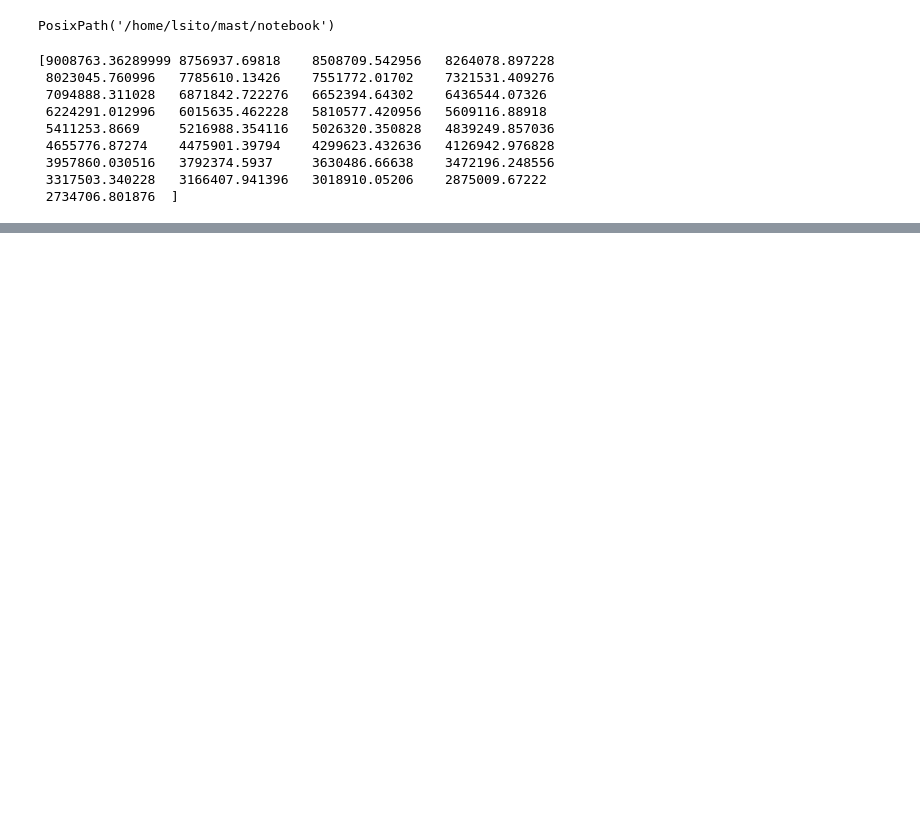
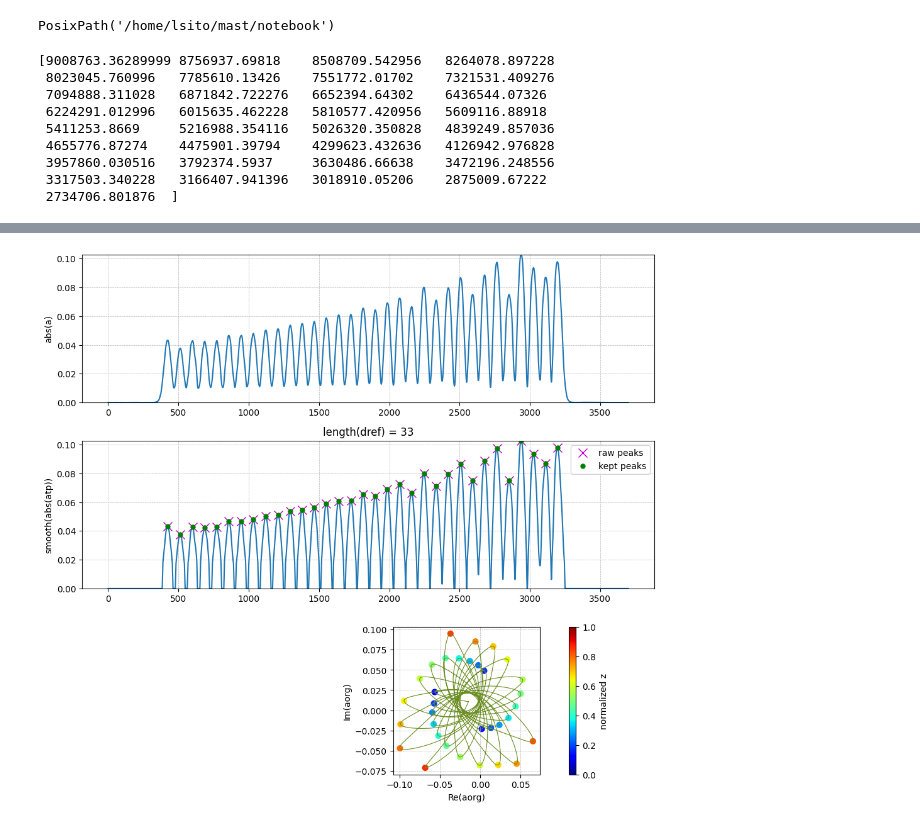
Before and after one commit to lsito/mast, a Jupyter notebook: notebook/Calculations_test.ipynb, the cells around one changed output, grey strips where cells are left out. Saved outputs shown, nothing was run; the diff lists cells and outputs as text; code cells hidden in the pictures; blank space fills up the shorter version.

```diff
--- a/notebook/Calculations_test.ipynb
+++ b/notebook/Calculations_test.ipynb
@@ -124,2 +124,14 @@ Should be a routine to read and evaluate beadpull files
 # %%
+# Loading csv file (in this case saved locally, but in the future it should be saved direclty from VNA)
+
+from src.io_utils.csv import read_csv
+
+filename = "/home/lsito/mast/data/2021_03_18_-_TD31_Nx-raw_data/01-Before_Tuning/BP_11989.24_19.1deg.csv"
+
+# Just raising an error in case the file is not csv
+ext = Path(filename).suffix.lower()
+if ext != ".csv":
+    raise NotImplementedError(f"Only .csv is supported here, got {ext}")
+
+f, scc11, scc21, scc12, scc22 = read_csv(filename)
 # %% [output]
@@ -132,0 +431,57 @@ Should be a routine to read and evaluate beadpull files
+# %%
+fig, axes = plt.subplots(3, 1, figsize=(10, 9))
+
+py = np.abs(a)
+
+axes[0].plot(py)
+axes[0].set_ylabel("abs(a)")
+axes[0].set_ylim(0, np.max(py))
+axes[0].grid(True, linestyle="--", linewidth=0.5, color="0.7")
+
+py = abs_atp_smooth
+
+axes[1].plot(py)
+axes[1].plot(locpk_raw, py[locpk_raw], "mx", markersize=10, label="raw peaks")
+axes[1].plot(locpk, py[locpk], "go", markersize=5, label="kept peaks")
+
+axes[1].set_ylabel("smooth(abs(atp))")
+axes[1].set_ylim(0, np.max(py))
+axes[1].set_title(f"length(dref) = {len(dref)}")
+axes[1].legend()
+axes[1].grid(True, linestyle="--", linewidth=0.5, color="0.7")
+
+ax = axes[2]
+
+ax.plot(
+    aorg.real,
+    aorg.imag,
+    color="olivedrab",
+    linewidth=0.8,
+)
+
+peak_color = locpk / (len(aorg) - 1)
+
+sc = ax.scatter(
+    aorg.real[locpk],
+    aorg.imag[locpk],
+    c=peak_color,
+    cmap="jet",
+    vmin=0,
+    vmax=1,
+    s=35,
+    facecolors="none",
+    linewidths=1.4,
+)
+
+ax.set_xlabel("Re(aorg)")
+ax.set_ylabel("Im(aorg)")
+ax.set_aspect("equal", adjustable="box")
+ax.grid(True, linestyle="--", linewidth=0.5, color="0.7")
+
+cbar = fig.colorbar(sc, ax=ax)
+cbar.set_label("normalized z")
+
+plt.tight_layout()
+plt.show()
+# %% [output]
+[figure, added]
```
Also changed, not shown: parts of 10 cells of this notebook.
